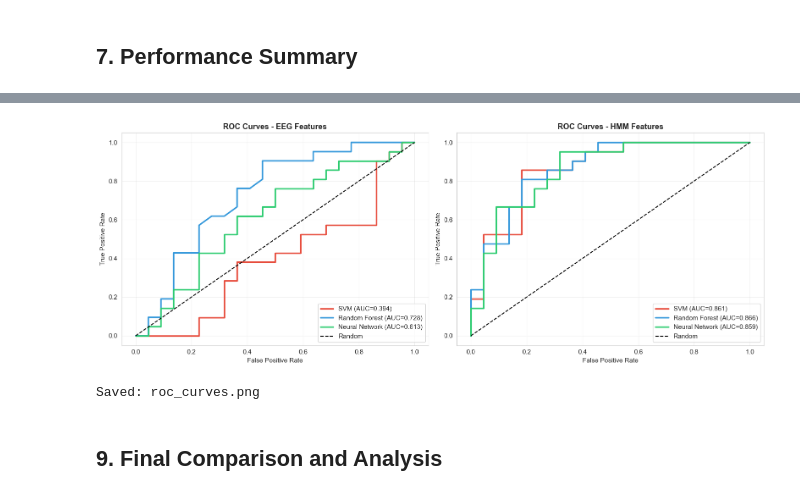
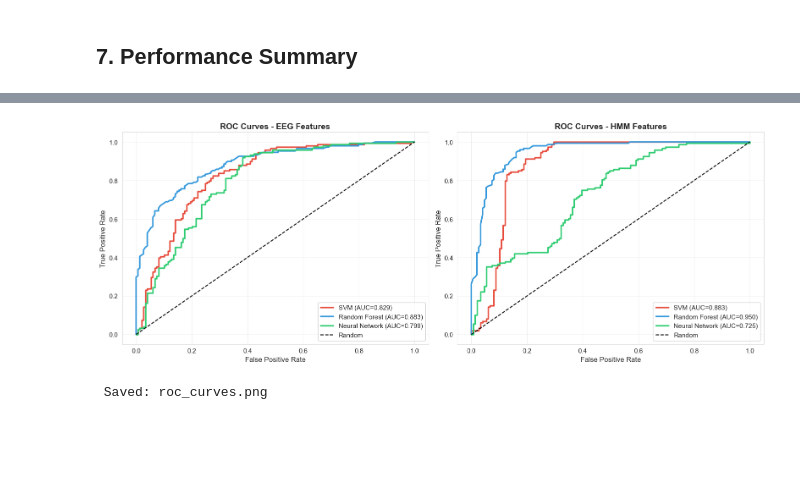
Before and after one commit to 24022404/eeg-oddball-classifier, a Jupyter notebook: src/model.ipynb, the cells around one changed output, grey strips where cells are left out. Saved outputs shown, nothing was run; the diff lists cells and outputs as text; code cells hidden in the pictures; blank space fills up the shorter version.

```diff
--- a/src/model.ipynb
+++ b/src/model.ipynb
@@ -261,4 +275,5 @@ def train_all_models(X, y, feature_name):
 # %%
-X_eeg, y_eeg, info_eeg = load_and_balance_all_subjects(INPUT_FILES['EEG'])
+# Load and train EEG features
+X_eeg, y_eeg, info_eeg = load_and_balance_with_smote(INPUT_FILES['EEG'], 'EEG')
 results_eeg = train_all_models(X_eeg, y_eeg, 'EEG')
 # %% [output]
@@ -284,4 +304,5 @@ Aggregated totals:
 # %%
-X_hmm, y_hmm, info_hmm = load_and_balance_all_subjects(INPUT_FILES['HMM'])
+# Load and train HMM features
+X_hmm, y_hmm, info_hmm = load_and_balance_with_smote(INPUT_FILES['HMM'], 'HMM')
 results_hmm = train_all_models(X_hmm, y_hmm, 'HMM')
 # %% [output]
@@ -382,29 +418,34 @@ Saved: performance_comparison.png
 # %%
 # Confusion matrices
 fig, axes = plt.subplots(2, 3, figsize=(16, 10))
-
 model_names = ['SVM', 'Random Forest', 'Neural Network']
 model_keys = ['svm', 'rf', 'nn']
 
+# EEG confusion matrices
 for idx, (key, name) in enumerate(zip(model_keys, model_names)):
     if results_eeg[key] is not None:
         cm = results_eeg[key]['confusion_matrix']
         f1 = results_eeg[key]['f1']
+        acc = results_eeg[key]['accuracy']
         sns.heatmap(cm, annot=True, fmt='d', cmap='Blues', ax=axes[0, idx],
                     xticklabels=['Frequent', 'Target'],
-                    yticklabels=['Frequent', 'Target'], cbar=False)
-        axes[0, idx].set_title(f'EEG - {name}\nF1={f1:.3f}', fontweight='bold')
+                    yticklabels=['Frequent', 'Target'], cbar=False,
+                    annot_kws={'size': 12})
+        axes[0, idx].set_title(f'EEG - {name}\nAcc={acc:.3f}, F1={f1:.3f}', fontweight='bold')
         axes[0, idx].set_ylabel('True Label')
         axes[0, idx].set_xlabel('Predicted')
 
+# HMM confusion matrices
 for idx, (key, name) in enumerate(zip(model_keys, model_names)):
     if results_hmm[key] is not None:
         cm = results_hmm[key]['confusion_matrix']
         f1 = results_hmm[key]['f1']
+        acc = results_hmm[key]['accuracy']
         sns.heatmap(cm, annot=True, fmt='d', cmap='Reds', ax=axes[1, idx],
                     xticklabels=['Frequent', 'Target'],
-                    yticklabels=['Frequent', 'Target'], cbar=False)
-        axes[1, idx].set_title(f'HMM - {name}\nF1={f1:.3f}', fontweight='bold')
+                    yticklabels=['Frequent', 'Target'], cbar=False,
+                    annot_kws={'size': 12})
+        axes[1, idx].set_title(f'HMM - {name}\nAcc={acc:.3f}, F1={f1:.3f}', fontweight='bold')
         axes[1, idx].set_ylabel('True Label')
         axes[1, idx].set_xlabel('Predicted')
 
@@ -412,5 +453,5 @@ plt.tight_layout()
 plt.savefig(os.path.join(RESULTS_DIR, 'confusion_matrices.png'), dpi=300, bbox_inches='tight')
 plt.show()
 
-print("Saved: confusion_matrices.png")
+print(" Saved: confusion_matrices.png")
 # %% [output]
@@ -419,42 +460,44 @@ Saved: confusion_matrices.png
 # %%
-# ROC curves
+# ROC Curves
 fig, axes = plt.subplots(1, 2, figsize=(16, 6))
 colors = ['#e74c3c', '#3498db', '#2ecc71']
 
+# EEG ROC curves
 for idx, (key, name, color) in enumerate(zip(model_keys, model_names, colors)):
     if results_eeg[key] is not None:
         y_test = results_eeg[key]['y_test']
         y_proba = results_eeg[key]['y_pred_proba']
         fpr, tpr, _ = roc_curve(y_test, y_proba)
         auc_score = results_eeg[key]['roc_auc']
         axes[0].plot(fpr, tpr, color=color, lw=2.5, label=f'{name} (AUC={auc_score:.3f})')
 
 axes[0].plot([0, 1], [0, 1], 'k--', lw=1.5, label='Random')
-axes[0].set_xlabel('False Positive Rate')
-axes[0].set_ylabel('True Positive Rate')
-axes[0].set_title('ROC Curves - EEG Features', fontweight='bold')
+axes[0].set_xlabel('False Positive Rate', fontsize=12)
+axes[0].set_ylabel('True Positive Rate', fontsize=12)
+axes[0].set_title('ROC Curves - EEG Features', fontsize=14, fontweight='bold')
 axes[0].legend(loc='lower right')
 axes[0].grid(alpha=0.3)
 
+# HMM ROC curves
 for idx, (key, name, color) in enumerate(zip(model_keys, model_names, colors)):
     if results_hmm[key] is not None:
         y_test = results_hmm[key]['y_test']
         y_proba = results_hmm[key]['y_pred_proba']
         fpr, tpr, _ = roc_curve(y_test, y_proba)
         auc_score = results_hmm[key]['roc_auc']
         axes[1].plot(fpr, tpr, color=color, lw=2.5, label=f'{name} (AUC={auc_score:.3f})')
 
 axes[1].plot([0, 1], [0, 1], 'k--', lw=1.5, label='Random')
-axes[1].set_xlabel('False Positive Rate')
-axes[1].set_ylabel('True Positive Rate')
-axes[1].set_title('ROC Curves - HMM Features', fontweight='bold')
+axes[1].set_xlabel('False Positive Rate', fontsize=12)
+axes[1].set_ylabel('True Positive Rate', fontsize=12)
+axes[1].set_title('ROC Curves - HMM Features', fontsize=14, fontweight='bold')
 axes[1].legend(loc='lower right')
 axes[1].grid(alpha=0.3)
 
 plt.tight_layout()
 plt.savefig(os.path.join(RESULTS_DIR, 'roc_curves.png'), dpi=300, bbox_inches='tight')
 plt.show()
 
-print("Saved: roc_curves.png")
+print(" Saved: roc_curves.png")
 # %% [output]
-[figure, old version]
+[figure, new version]
@@ -462,2 +504,0 @@ Saved: roc_curves.png
-# %% [markdown]
-## 9. Final Comparison and Analysis
```
Also changed, not shown: parts of 25 cells of this notebook, 2 other files.
